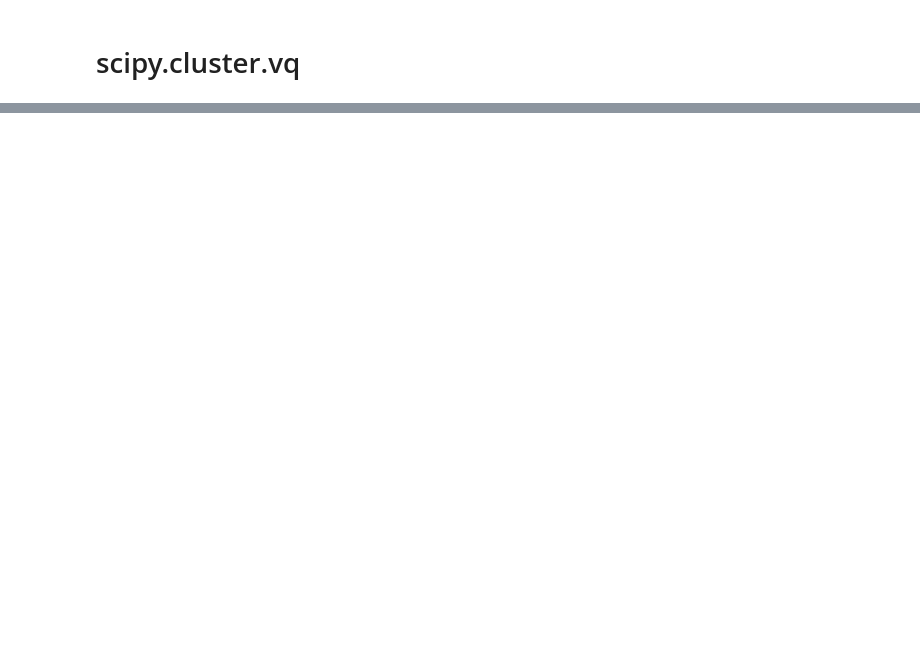
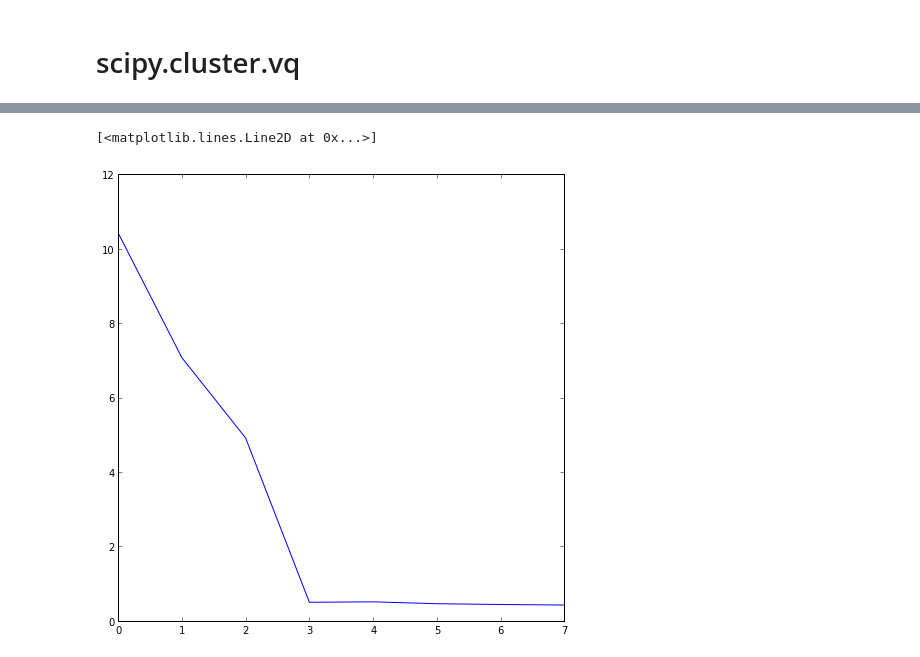
Before and after one commit to tmbdev-teaching/teaching-mmir, a Jupyter notebook: 32-clustering.ipynb, the cells around one changed output, grey strips where cells are left out. Saved outputs shown, nothing was run; the diff lists cells and outputs as text; code cells hidden in the pictures; blank space fills up the shorter version.

```diff
--- a/32-clustering.ipynb
+++ b/32-clustering.ipynb
@@ -102,0 +131,5 @@ plotclusters(data,centers)
+# %%
+plot(errors[:-1]-errors[1:])
+# %% [output]
+[<matplotlib.lines.Line2D at 0x...>]
+[figure, added]
```
Also changed, not shown: parts of 26 cells of this notebook, 2 other files.
